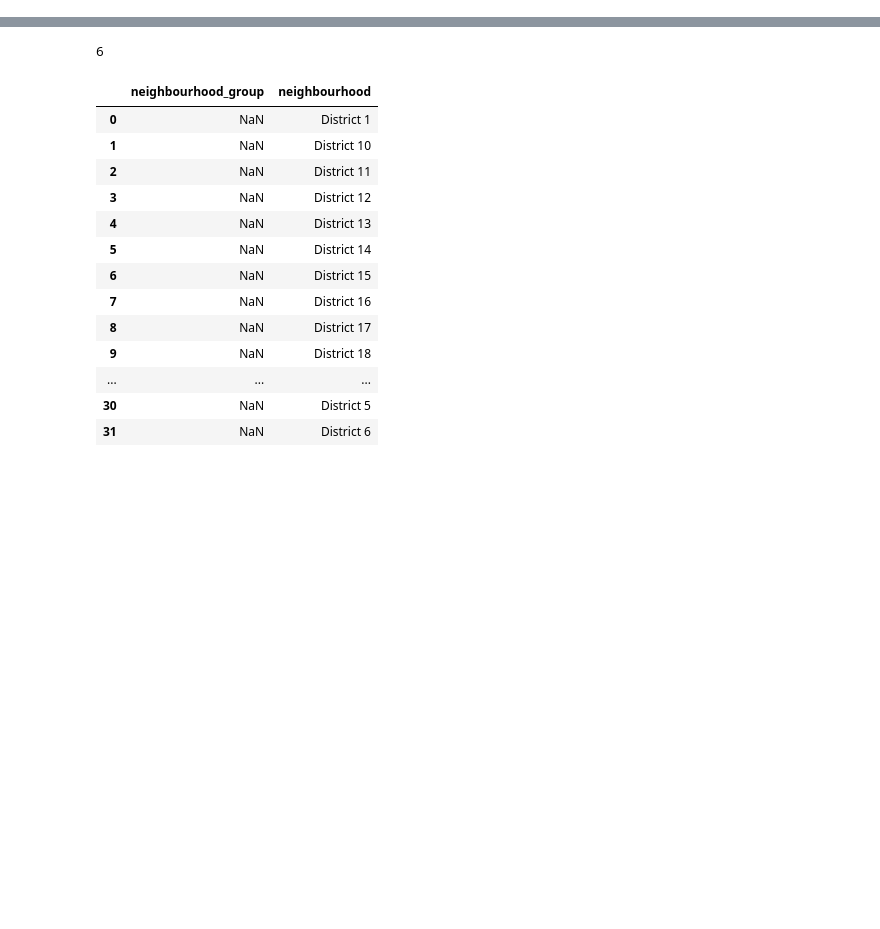
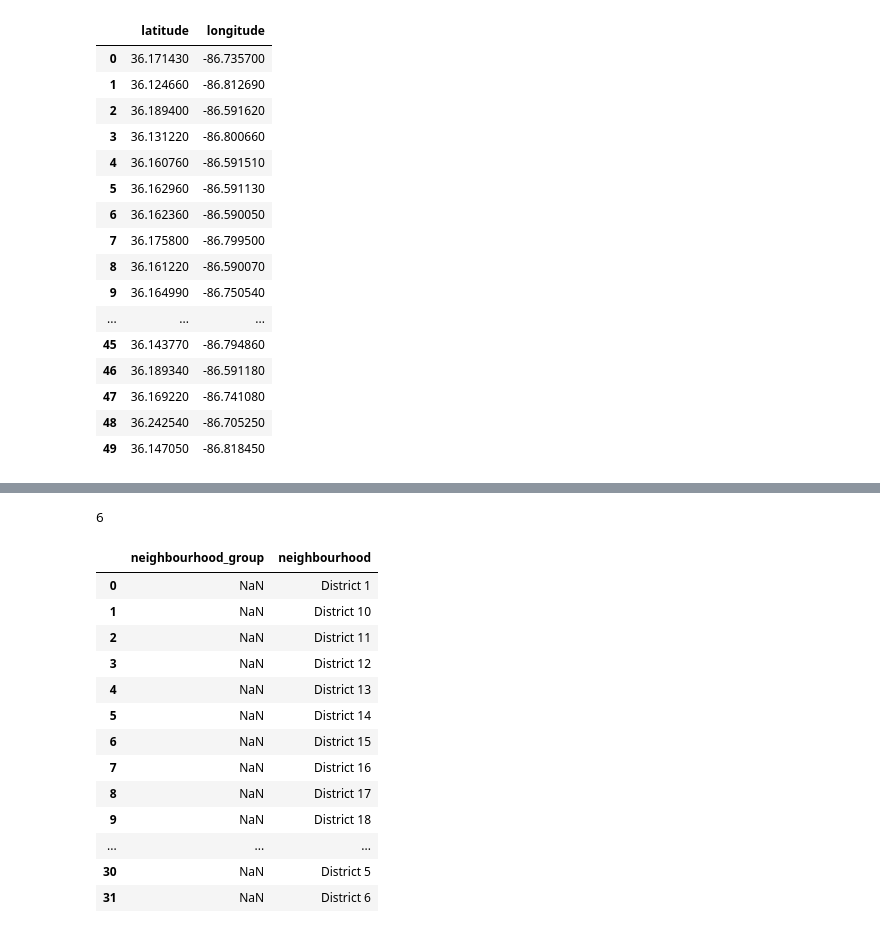
Before and after one commit to jacobvogs/Airbnb-Listings-in-Nash, a Jupyter notebook: notebook/capstone.ipynb, the cells around one changed output, grey strips where cells are left out. Cells and saved outputs as stored; diff of their text form; code cells hidden in the pictures; blank space fills up the shorter version.

```diff
--- a/notebook/capstone.ipynb
+++ b/notebook/capstone.ipynb
@@ -23,0 +49,20 @@ nash_list
+# %%
+nash_list[['latitude','longitude']].head(50)
+# %% [output]
+|  | latitude | longitude |
+| 0 | 36.171430 | -86.735700 |
+| 1 | 36.124660 | -86.812690 |
+| 2 | 36.189400 | -86.591620 |
+| 3 | 36.131220 | -86.800660 |
+| 4 | 36.160760 | -86.591510 |
+| 5 | 36.162960 | -86.591130 |
+| 6 | 36.162360 | -86.590050 |
+| 7 | 36.175800 | -86.799500 |
+| 8 | 36.161220 | -86.590070 |
+| 9 | 36.164990 | -86.750540 |
+| ... | ... | ... |
+| 45 | 36.143770 | -86.794860 |
+| 46 | 36.189340 | -86.591180 |
+| 47 | 36.169220 | -86.741080 |
+| 48 | 36.242540 | -86.705250 |
+| 49 | 36.147050 | -86.818450 |
```
Also changed, not shown: parts of 13 cells of this notebook.
